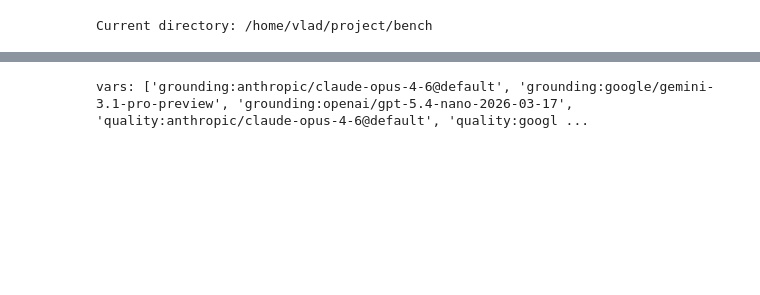
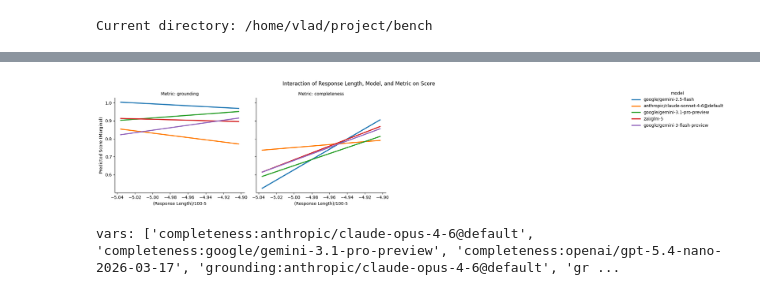
Before and after one commit to vmorozov/result2conclusion, a Jupyter notebook: notebooks/post_analysis.ipynb, the cells around one changed output, grey strips where cells are left out. Drawn from its saved outputs; the diff is of its cells as text; code cells hidden in the pictures; blank space fills up the shorter version.

```diff
--- a/notebooks/post_analysis.ipynb
+++ b/notebooks/post_analysis.ipynb
@@ -86,0 +208,21 @@ print(df.head())
+# %%
+df2=df2['model'].value_counts().reset_index().query("count>1000").merge(df,on='model',how='inner')
+# %%
+import pandas as pd
+import statsmodels.formula.api as smf
+
+df2 = df2.query("response_length < 1500")
+df2['response_length']=(df2['response_length']/100)-5
+
+
+fit = smf.mixedlm(
+    'score ~ response_length*C(metric)*C(model, Treatment(reference="google/gemini-2.5-flash"))'
+    '+C(pt2) +C(judge, Treatment(reference="google/gemini-3.1-pro-preview"))'
+    ,
+    data=df2,
+    groups=df2["sample_id"],
+    re_formula="1",
+).fit(reml=True, method="powell", maxiter=100000)
+
+
+print(fit.summary())
@@ -87,2 +276,28 @@ print(df.head())
+# %%
+# Create the faceted plot
+g = sns.relplot(
+    data=pred_df,
+    x='response_length',
+    y='predicted_score',
+    hue='model',
+    col='metric',
+    col_wrap=3,          # Adjust this based on how many metrics you have
+    kind='line',
+    linewidth=2.5,
+    height=4,            # Height of each individual subplot
+    aspect=1.2           # Width-to-height ratio of each subplot
+)
+
+# Formatting for readability
+g.set_axis_labels("(Response Length)/100-5", "Predicted Score (Marginal)")
+g.set_titles("Metric: {col_name}")
+g.fig.suptitle("Interaction of Response Length, Model, and Metric on Score", y=1.05)
+
+# Optional: Adjust legend
+sns.move_legend(g, "upper left", bbox_to_anchor=(1, 1))
+
+plt.show()
+# %% [output]
+[figure, added]
 # %%
 #pivot df with folder,record_id as idx and metric_judge as columns
@@ -94,5 +315,5 @@ scores = (df.assign(new_col_name=lambda x: x['metric'].astype(str) + ':' + x['ju
 # %%
-vars = scores.columns.tolist()[1:]
+vars = [x for x in df.columns.tolist() if not x in col_index]
 print(f"vars: {vars}")
 # %% [output]
-vars: ['grounding:anthropic/claude-opus-4-6@default', 'grounding:google/gemini-3.1-pro-preview', 'grounding:openai/gpt-5.4-nano-2026-03-17', 'quality:anthropic/claude-opus-4-6@default', 'quality:googl ...
+vars: ['completeness:anthropic/claude-opus-4-6@default', 'completeness:google/gemini-3.1-pro-preview', 'completeness:openai/gpt-5.4-nano-2026-03-17', 'grounding:anthropic/claude-opus-4-6@default', 'gr ...
```
Also changed, not shown: parts of 28 cells of this notebook, 19 other files.
